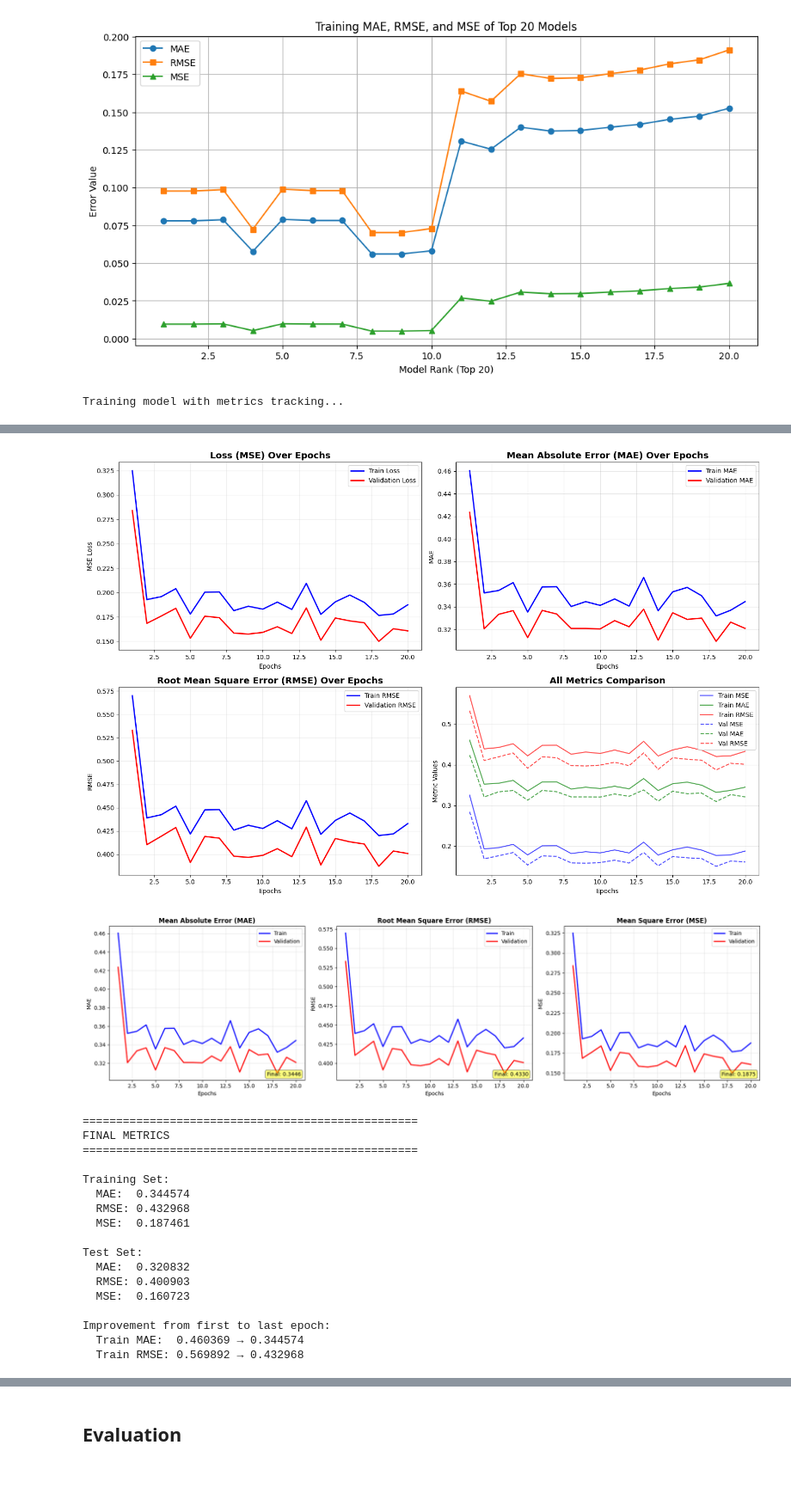
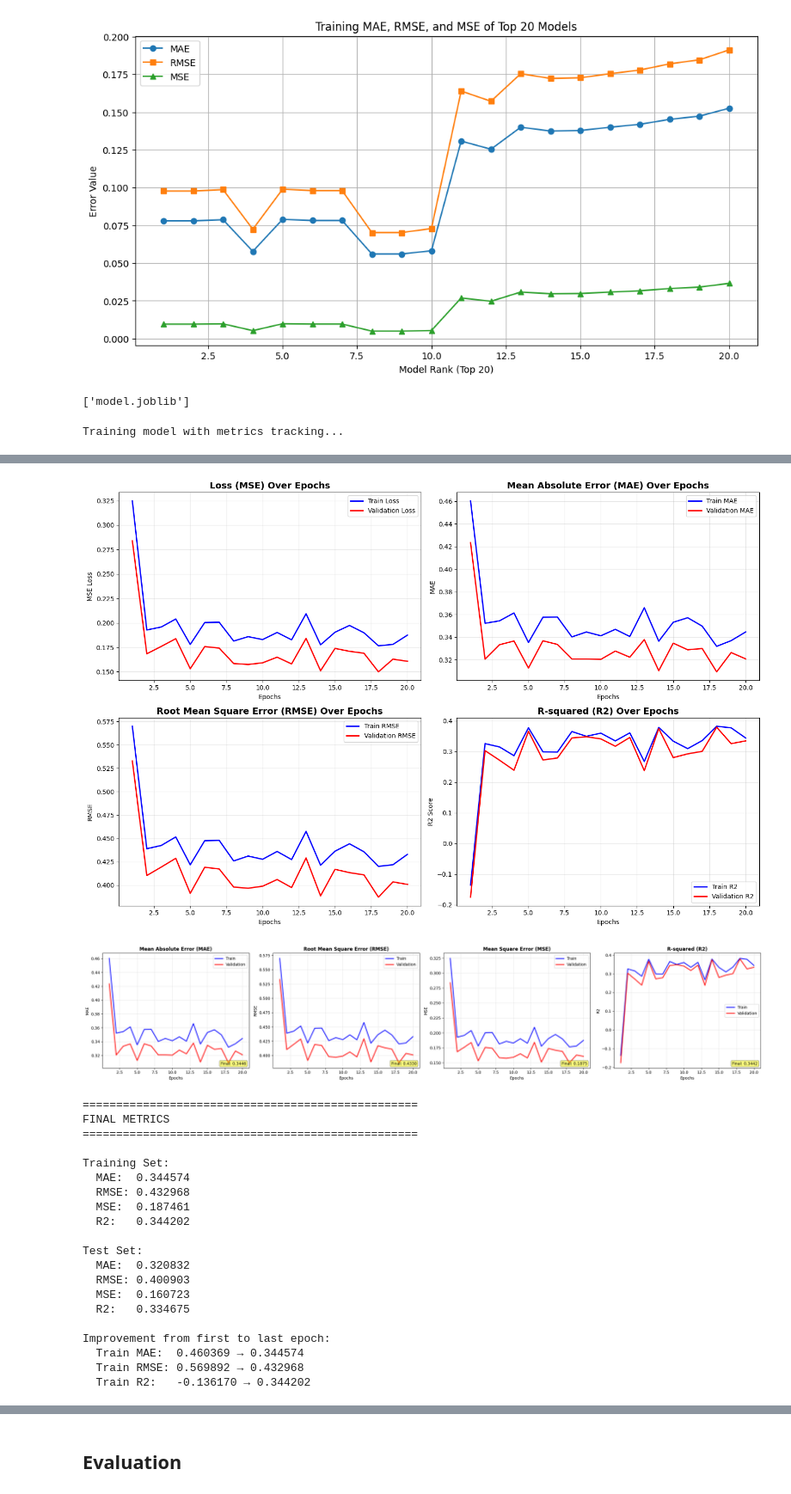
Before and after one commit to Snaseri2001/BI_CRISP_DM, a Jupyter notebook: Cyclists_251201.ipynb, the cells around one changed output, grey strips where cells are left out. Shown at 86% size. Cells and saved outputs as stored; diff of their text form; code cells hidden in the pictures.

```diff
--- a/Cyclists_251201.ipynb
+++ b/Cyclists_251201.ipynb
@@ -2466,2 +2386,7 @@ engine.insert(train_model_activity, prefixes=prefixes)
 # %% [output]
 [figure]
+# %%
+import joblib
+joblib.dump(best_model, 'model.joblib')
+# %% [output]
+['model.joblib']
@@ -2468,4 +2481,5 @@ engine.insert(train_model_activity, prefixes=prefixes)
 # %%
+
 import numpy as np
 import matplotlib.pyplot as plt
 
@@ -2474,26 +2488,31 @@ from sklearn.neural_network import MLPRegressor
 from sklearn.model_selection import GridSearchCV
 from sklearn.pipeline import Pipeline
 from sklearn.preprocessing import StandardScaler
-from sklearn.metrics import mean_squared_error, mean_absolute_error
+from sklearn.metrics import mean_squared_error, mean_absolute_error, r2_score
 
 import joblib
 best_model = joblib.load("./model.joblib")
-def retrain_model_full_data(  training_set, validation_set, model, n_epochs=100, batch_size=None):
+def retrain_model_full_data(training_set, validation_set, model, n_epochs=100, batch_size=None):
 
     # Initialize lists to store metrics
     model  = model.named_steps['mlp']
     X, y = training_set
     X_val, y_val = validation_set
 
+    y_train = np.ravel(y)
+    y_val = np.ravel(y_val)
+
     train_loss_history = []
     train_mae_history = []
     train_rmse_history = []
     train_mse_history = []
+    train_r2_history = []
 
     val_loss_history = []
     val_mae_history = []
     val_rmse_history = []
     val_mse_history = []
+    val_r2_history = []
 
     # Prepare validation data if provided
     has_validation = X_val is not None and y_val is not None
@@ -2511,12 +2530,14 @@ def retrain_model_full_data(  training_set, validation_set, model, n_epochs=100,
         train_loss = mean_squared_error(y, y_train_pred)
         train_mae = mean_absolute_error(y, y_train_pred)
         train_rmse = np.sqrt(train_loss)
+        train_r2 = r2_score(y, y_train_pred)
 
         # Store training metrics
         train_loss_history.append(train_loss)
         train_mae_history.append(train_mae)
         train_rmse_history.append(train_rmse)
         train_mse_history.append(train_loss)
+        train_r2_history.append(train_r2)
 
         # Calculate validation metrics if validation data exists
         if has_validation:
@@ -2524,18 +2545,21 @@ def retrain_model_full_data(  training_set, validation_set, model, n_epochs=100,
             val_loss = mean_squared_error(y_val, y_val_pred)
             val_mae = mean_absolute_error(y_val, y_val_pred)
             val_rmse = np.sqrt(val_loss)
+            val_r2 = r2_score(y_val, y_val_pred)
 
             val_loss_history.append(val_loss)
             val_mae_history.append(val_mae)
             val_rmse_history.append(val_rmse)
             val_mse_history.append(val_loss)
+            val_r2_history.append(val_r2)
 
         # Print progress every 10 epochs
         if (epoch + 1) % 10 == 0 or epoch == 0:
             if has_validation:
                 print(f"Epoch {epoch + 1}/{n_epochs} - "
                       f"Train Loss: {train_loss:.4f}, Val Loss: {val_loss:.4f}, "
-                      f"Train MAE: {train_mae:.4f}, Val MAE: {val_mae:.4f}")
+                      f"Train MAE: {train_mae:.4f}, Val MAE: {val_mae:.4f}, "
+                      f"Train R2: {train_r2:.4f}, Val R2: {val_r2:.4f}")
             else:
                 print(f"Epoch {epoch + 1}/{n_epochs} - "
                       f"Train Loss: {train_loss:.4f}, Train MAE: {train_mae:.4f}")
@@ -2546,7 +2570,8 @@ def retrain_model_full_data(  training_set, validation_set, model, n_epochs=100,
             'loss': train_loss_history,
             'mae': train_mae_history,
             'rmse': train_rmse_history,
-            'mse': train_mse_history
+            'mse': train_mse_history,
+            'r2': train_r2_history
         }
     }
 
@@ -2555,7 +2580,8 @@ def retrain_model_full_data(  training_set, validation_set, model, n_epochs=100,
             'loss': val_loss_history,
             'mae': val_mae_history,
             'rmse': val_rmse_history,
-            'mse': val_mse_history
+            'mse': val_mse_history,
+            'r2': val_r2_history
         }
 
     return model, metrics_history
@@ -2564,7 +2590,7 @@ def retrain_model_full_data(  training_set, validation_set, model, n_epochs=100,
 # I get the function to plot the metrics completely from deepseek
 def plot_training_metrics(history):
     """
-    Plot MAE, RMSE, and MSE during training
+    Plot MAE, RMSE, MSE, and R2 during training
     """
     epochs = range(1, len(history['train']['loss']) + 1)
 
@@ -2601,28 +2627,24 @@ def plot_training_metrics(history):
     axes[1, 0].legend()
     axes[1, 0].grid(True, alpha=0.3)
 
-    # Plot 4: All metrics together (normalized for comparison)
-    axes[1, 1].plot(epochs, history['train']['loss'], 'b-', label='Train MSE', alpha=0.7)
-    axes[1, 1].plot(epochs, history['train']['mae'], 'g-', label='Train MAE', alpha=0.7)
-    axes[1, 1].plot(epochs, history['train']['rmse'], 'r-', label='Train RMSE', alpha=0.7)
+    # Plot 4: R2 Score
+    axes[1, 1].plot(epochs, history['train']['r2'], 'b-', label='Train R2', linewidth=2)
     if 'val' in history:
-        axes[1, 1].plot(epochs, history['val']['loss'], 'b--', label='Val MSE', alpha=0.7)
-        axes[1, 1].plot(epochs, history['val']['mae'], 'g--', label='Val MAE', alpha=0.7)
-        axes[1, 1].plot(epochs, history['val']['rmse'], 'r--', label='Val RMSE', alpha=0.7)
-    axes[1, 1].set_title('All Metrics Comparison', fontsize=14, fontweight='bold')
+        axes[1, 1].plot(epochs, history['val']['r2'], 'r-', label='Validation R2', linewidth=2)
+    axes[1, 1].set_title('R-squared (R2) Over Epochs', fontsize=14, fontweight='bold')
     axes[1, 1].set_xlabel('Epochs')
-    axes[1, 1].set_ylabel('Metric Values')
+    axes[1, 1].set_ylabel('R2 Score')
     axes[1, 1].legend()
     axes[1, 1].grid(True, alpha=0.3)
 
     plt.tight_layout()
     plt.show()
 
-    # Also create individual detailed plots
-    fig2, axes2 = plt.subplots(1, 3, figsize=(18, 5))
+    # Also create individual detailed plots (excluding combined all metrics for brevity here)
+    fig2, axes2 = plt.subplots(1, 4, figsize=(24, 5)) # Adjusted for R2 plot
 
-    metrics_to_plot = ['mae', 'rmse', 'mse']
-    titles = ['Mean Absolute Error (MAE)', 'Root Mean Square Error (RMSE)', 'Mean Square Error (MSE)']
+    metrics_to_plot = ['mae', 'rmse', 'mse', 'r2'] # Added r2
+    titles = ['Mean Absolute Error (MAE)', 'Root Mean Square Error (RMSE)', 'Mean Square Error (MSE)', 'R-squared (R2)']
 
     for idx, (metric, title) in enumerate(zip(metrics_to_plot, titles)):
         axes2[idx].plot(epochs, history['train'][metric], 'b-', linewidth=2, label='Train')
@@ -2653,7 +2675,6 @@ def plot_training_metrics(history):
 
 
 
-
 start_time_tafm = now()
 model_trained, history = retrain_model_full_data( (X_train, Y_train), (X_test, y_test), best_model, n_epochs=20)
 plot_training_metrics(history)
@@ -2671,24 +2692,29 @@ y_test_pred_final = model_trained.predict(X_test)
 train_mae_final = mean_absolute_error(Y_train, y_train_pred_final)
 train_rmse_final = np.sqrt(mean_squared_error(Y_train, y_train_pred_final))
 train_mse_final = mean_squared_error(Y_train, y_train_pred_final)
+train_r2_final = r2_score(Y_train, y_train_pred_final)
 
 test_mae_final = mean_absolute_error(y_test, y_test_pred_final)
 test_rmse_final = np.sqrt(mean_squared_error(y_test, y_test_pred_final))
 test_mse_final = mean_squared_error(y_test, y_test_pred_final)
+test_r2_final = r2_score(y_test, y_test_pred_final)
 
 print(f"\nTraining Set:")
 print(f"  MAE:  {train_mae_final:.6f}")
 print(f"  RMSE: {train_rmse_final:.6f}")
 print(f"  MSE:  {train_mse_final:.6f}")
+print(f"  R2:   {train_r2_final:.6f}")
 
 print(f"\nTest Set:")
 print(f"  MAE:  {test_mae_final:.6f}")
 print(f"  RMSE: {test_rmse_final:.6f}")
 print(f"  MSE:  {test_mse_final:.6f}")
+print(f"  R2:   {test_r2_final:.6f}")
 
 print(f"\nImprovement from first to last epoch:")
 print(f"  Train MAE:  {history['train']['mae'][0]:.6f} → {history['train']['mae'][-1]:.6f}")
 print(f"  Train RMSE: {history['train']['rmse'][0]:.6f} → {history['train']['rmse'][-1]:.6f}")
+print(f"  Train R2:   {history['train']['r2'][0]:.6f} → {history['train']['r2'][-1]:.6f}")
 
 
 
@@ -2701,5 +2727,5 @@ Epoch 20/20 - Train Loss: 0.1875, Val Loss: 0.1607, Train MAE: 0.3446, Val MAE:
-[figure, old version]
+[figure, new version]
-[figure, old version]
+[figure, new version]
 ==================================================
 FINAL METRICS
 ==================================================
@@ -2708,15 +2734,18 @@ Training Set:
   MAE:  0.344574
   RMSE: 0.432968
   MSE:  0.187461
+  R2:   0.344202
 
 Test Set:
   MAE:  0.320832
   RMSE: 0.400903
   MSE:  0.160723
+  R2:   0.334675
 
 Improvement from first to last epoch:
   Train MAE:  0.460369 → 0.344574
   Train RMSE: 0.569892 → 0.432968
+  Train R2:   -0.136170 → 0.344202
 # %%
 
 
```
Also changed, not shown: parts of 12 cells of this notebook, 1 other file.
